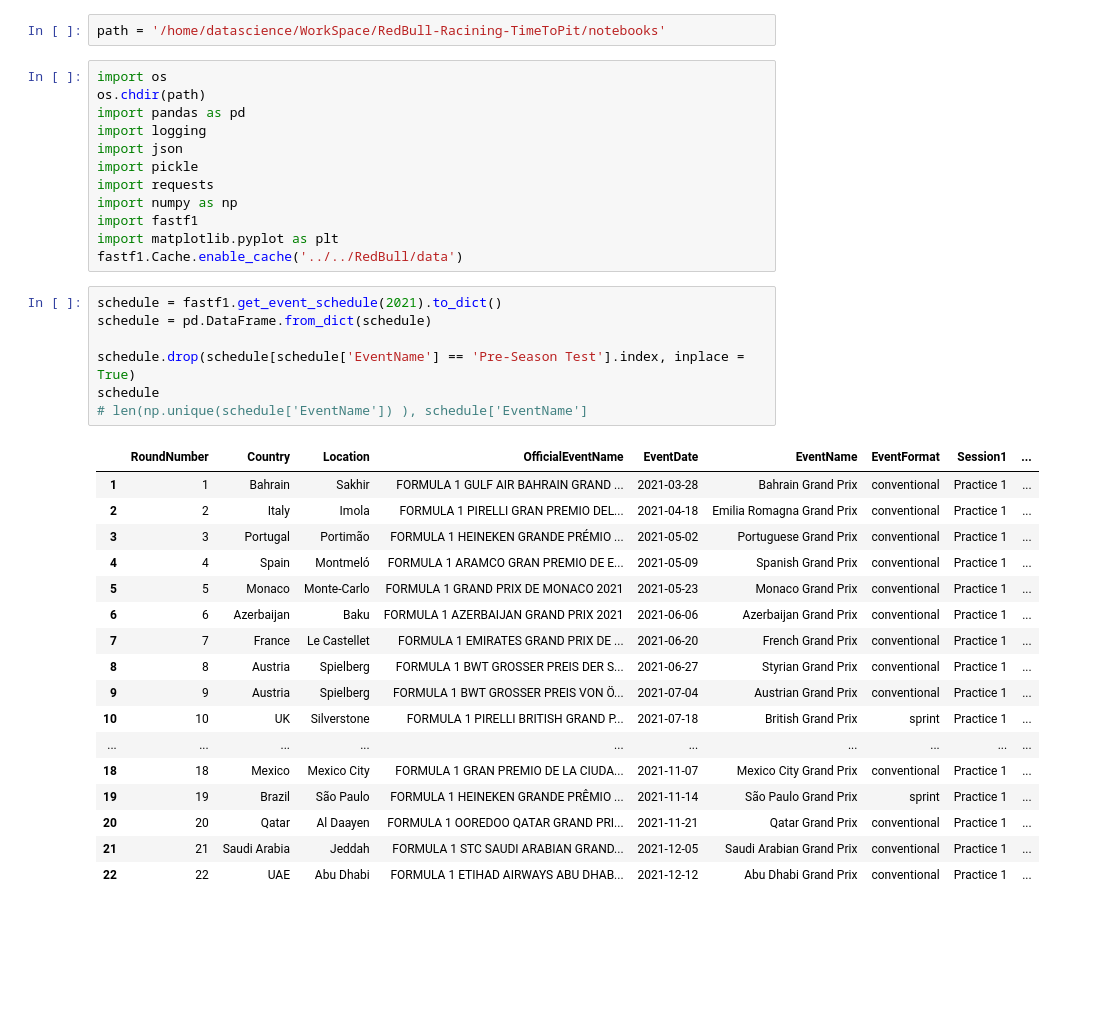
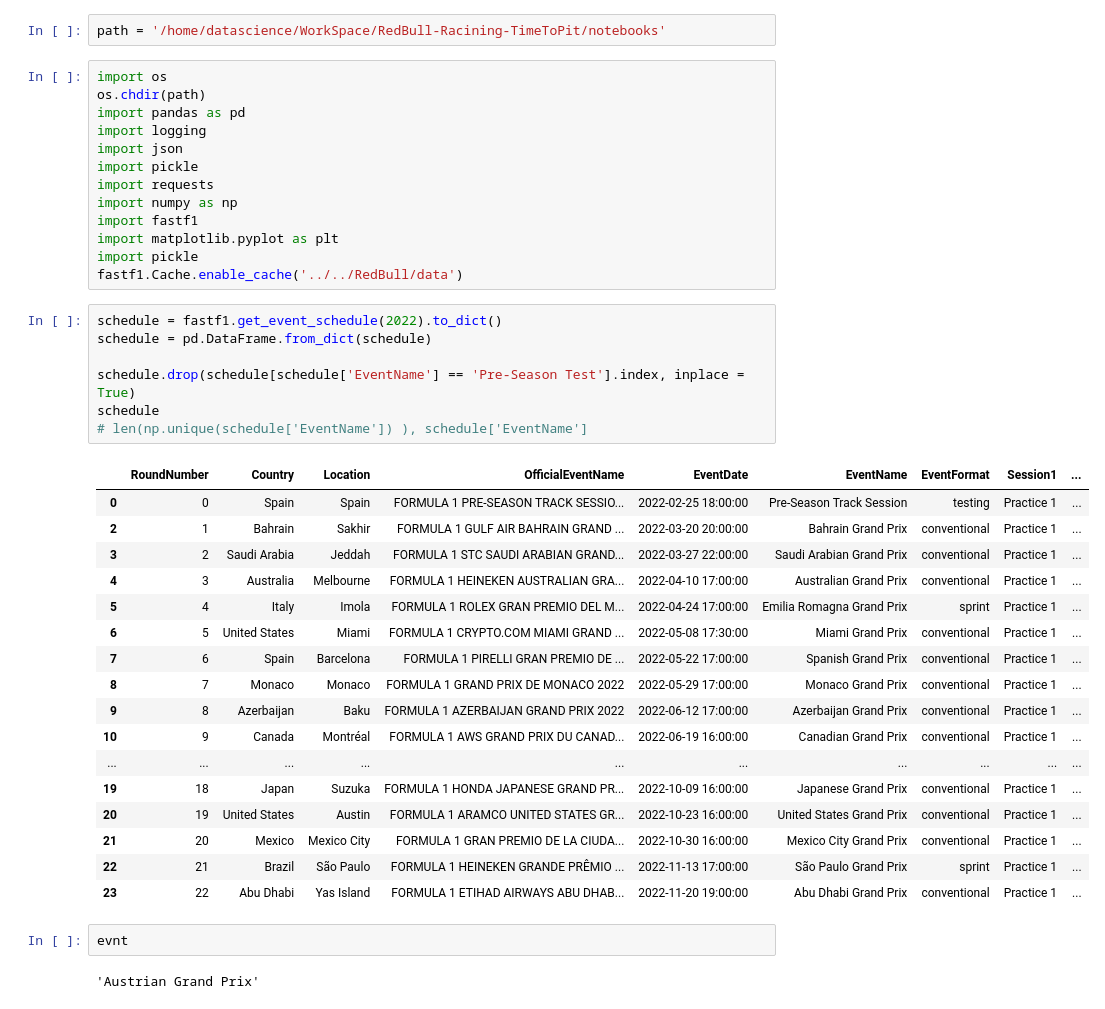
Before and after one commit to MLCustomerSuccess/RedBull-Racining-TimeToPit, a Jupyter notebook: notebooks/01 pull data.ipynb, the cells around one changed output. Saved outputs shown, nothing was run; the diff lists cells and outputs as text; blank space fills up the shorter version.

```diff
--- a/notebooks/01 pull data.ipynb
+++ b/notebooks/01 pull data.ipynb
@@ -20,30 +20,35 @@ import requests
 import numpy as np
 import fastf1
 import matplotlib.pyplot as plt
+import pickle
 fastf1.Cache.enable_cache('../../RedBull/data')
 # %%
-schedule = fastf1.get_event_schedule(2021).to_dict()
+schedule = fastf1.get_event_schedule(2022).to_dict()
 schedule = pd.DataFrame.from_dict(schedule)
 
 schedule.drop(schedule[schedule['EventName'] == 'Pre-Season Test'].index, inplace = True)
 schedule
 # len(np.unique(schedule['EventName']) ), schedule['EventName']
 # %% [output]
 |  | RoundNumber | Country | Location | OfficialEventName | EventDate | EventName | EventFormat | Session1 | ... |
-| 1 | 1 | Bahrain | Sakhir | FORMULA 1 GULF AIR BAHRAIN GRAND ... | 2021-03-28 | Bahrain Grand Prix | conventional | Practice 1 | ... |
-| 2 | 2 | Italy | Imola | FORMULA 1 PIRELLI GRAN PREMIO DEL... | 2021-04-18 | Emilia Romagna Grand Prix | conventional | Practice 1 | ... |
-| 3 | 3 | Portugal | Portimão | FORMULA 1 HEINEKEN GRANDE PRÉMIO ... | 2021-05-02 | Portuguese Grand Prix | conventional | Practice 1 | ... |
-| 4 | 4 | Spain | Montmeló | FORMULA 1 ARAMCO GRAN PREMIO DE E... | 2021-05-09 | Spanish Grand Prix | conventional | Practice 1 | ... |
-| 5 | 5 | Monaco | Monte-Carlo | FORMULA 1 GRAND PRIX DE MONACO 2021 | 2021-05-23 | Monaco Grand Prix | conventional | Practice 1 | ... |
-| 6 | 6 | Azerbaijan | Baku | FORMULA 1 AZERBAIJAN GRAND PRIX 2021 | 2021-06-06 | Azerbaijan Grand Prix | conventional | Practice 1 | ... |
-| 7 | 7 | France | Le Castellet | FORMULA 1 EMIRATES GRAND PRIX DE ... | 2021-06-20 | French Grand Prix | conventional | Practice 1 | ... |
-| 8 | 8 | Austria | Spielberg | FORMULA 1 BWT GROSSER PREIS DER S... | 2021-06-27 | Styrian Grand Prix | conventional | Practice 1 | ... |
-| 9 | 9 | Austria | Spielberg | FORMULA 1 BWT GROSSER PREIS VON Ö... | 2021-07-04 | Austrian Grand Prix | conventional | Practice 1 | ... |
-| 10 | 10 | UK | Silverstone | FORMULA 1 PIRELLI BRITISH GRAND P... | 2021-07-18 | British Grand Prix | sprint | Practice 1 | ... |
+| 0 | 0 | Spain | Spain | FORMULA 1 PRE-SEASON TRACK SESSIO... | 2022-02-25 18:00:00 | Pre-Season Track Session | testing | Practice 1 | ... |
+| 2 | 1 | Bahrain | Sakhir | FORMULA 1 GULF AIR BAHRAIN GRAND ... | 2022-03-20 20:00:00 | Bahrain Grand Prix | conventional | Practice 1 | ... |
+| 3 | 2 | Saudi Arabia | Jeddah | FORMULA 1 STC SAUDI ARABIAN GRAND... | 2022-03-27 22:00:00 | Saudi Arabian Grand Prix | conventional | Practice 1 | ... |
+| 4 | 3 | Australia | Melbourne | FORMULA 1 HEINEKEN AUSTRALIAN GRA... | 2022-04-10 17:00:00 | Australian Grand Prix | conventional | Practice 1 | ... |
+| 5 | 4 | Italy | Imola | FORMULA 1 ROLEX GRAN PREMIO DEL M... | 2022-04-24 17:00:00 | Emilia Romagna Grand Prix | sprint | Practice 1 | ... |
+| 6 | 5 | United States | Miami | FORMULA 1 CRYPTO.COM MIAMI GRAND ... | 2022-05-08 17:30:00 | Miami Grand Prix | conventional | Practice 1 | ... |
+| 7 | 6 | Spain | Barcelona | FORMULA 1 PIRELLI GRAN PREMIO DE ... | 2022-05-22 17:00:00 | Spanish Grand Prix | conventional | Practice 1 | ... |
+| 8 | 7 | Monaco | Monaco | FORMULA 1 GRAND PRIX DE MONACO 2022 | 2022-05-29 17:00:00 | Monaco Grand Prix | conventional | Practice 1 | ... |
+| 9 | 8 | Azerbaijan | Baku | FORMULA 1 AZERBAIJAN GRAND PRIX 2022 | 2022-06-12 17:00:00 | Azerbaijan Grand Prix | conventional | Practice 1 | ... |
+| 10 | 9 | Canada | Montréal | FORMULA 1 AWS GRAND PRIX DU CANAD... | 2022-06-19 16:00:00 | Canadian Grand Prix | conventional | Practice 1 | ... |
 | ... | ... | ... | ... | ... | ... | ... | ... | ... | ... |
-| 18 | 18 | Mexico | Mexico City | FORMULA 1 GRAN PREMIO DE LA CIUDA... | 2021-11-07 | Mexico City Grand Prix | conventional | Practice 1 | ... |
-| 19 | 19 | Brazil | São Paulo | FORMULA 1 HEINEKEN GRANDE PRÊMIO ... | 2021-11-14 | São Paulo Grand Prix | sprint | Practice 1 | ... |
-| 20 | 20 | Qatar | Al Daayen | FORMULA 1 OOREDOO QATAR GRAND PRI... | 2021-11-21 | Qatar Grand Prix | conventional | Practice 1 | ... |
-| 21 | 21 | Saudi Arabia | Jeddah | FORMULA 1 STC SAUDI ARABIAN GRAND... | 2021-12-05 | Saudi Arabian Grand Prix | conventional | Practice 1 | ... |
-| 22 | 22 | UAE | Abu Dhabi | FORMULA 1 ETIHAD AIRWAYS ABU DHAB... | 2021-12-12 | Abu Dhabi Grand Prix | conventional | Practice 1 | ... |
+| 19 | 18 | Japan | Suzuka | FORMULA 1 HONDA JAPANESE GRAND PR... | 2022-10-09 16:00:00 | Japanese Grand Prix | conventional | Practice 1 | ... |
+| 20 | 19 | United States | Austin | FORMULA 1 ARAMCO UNITED STATES GR... | 2022-10-23 16:00:00 | United States Grand Prix | conventional | Practice 1 | ... |
+| 21 | 20 | Mexico | Mexico City | FORMULA 1 GRAN PREMIO DE LA CIUDA... | 2022-10-30 16:00:00 | Mexico City Grand Prix | conventional | Practice 1 | ... |
+| 22 | 21 | Brazil | São Paulo | FORMULA 1 HEINEKEN GRANDE PRÊMIO ... | 2022-11-13 17:00:00 | São Paulo Grand Prix | sprint | Practice 1 | ... |
+| 23 | 22 | Abu Dhabi | Yas Island | FORMULA 1 ETIHAD AIRWAYS ABU DHAB... | 2022-11-20 19:00:00 | Abu Dhabi Grand Prix | conventional | Practice 1 | ... |
+# %%
+evnt
+# %% [output]
+'Austrian Grand Prix'
 # %%
```
Also changed, not shown: parts of 5 cells of this notebook.
